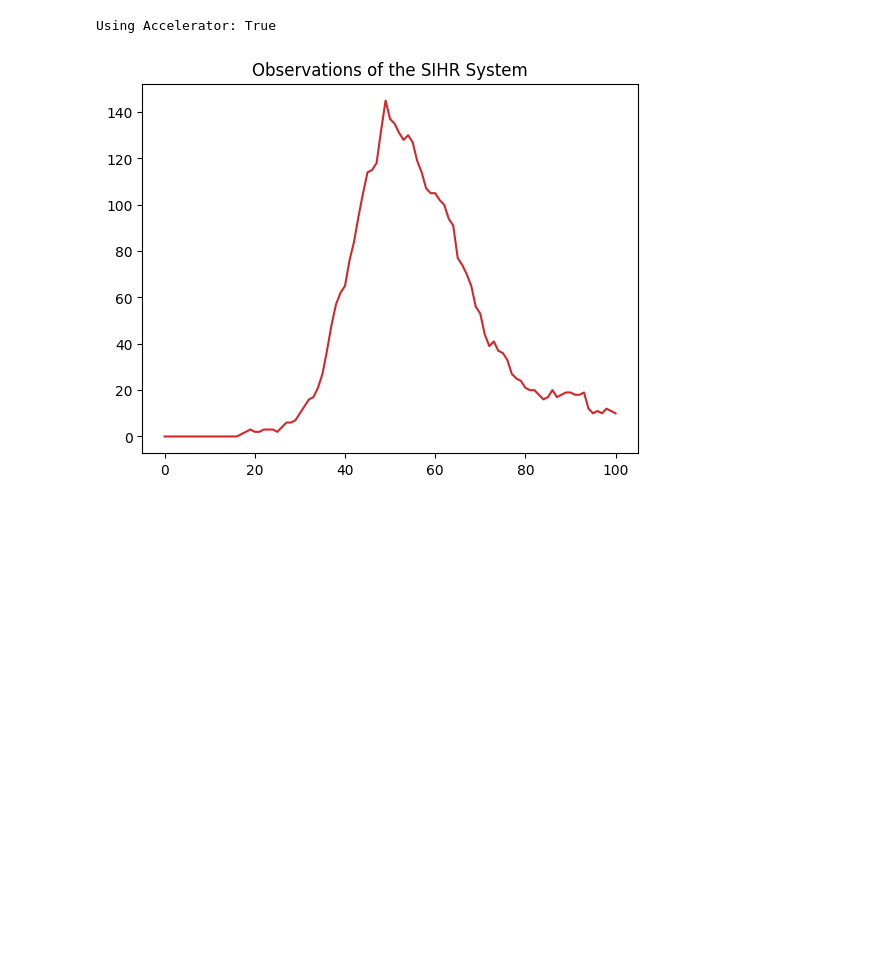
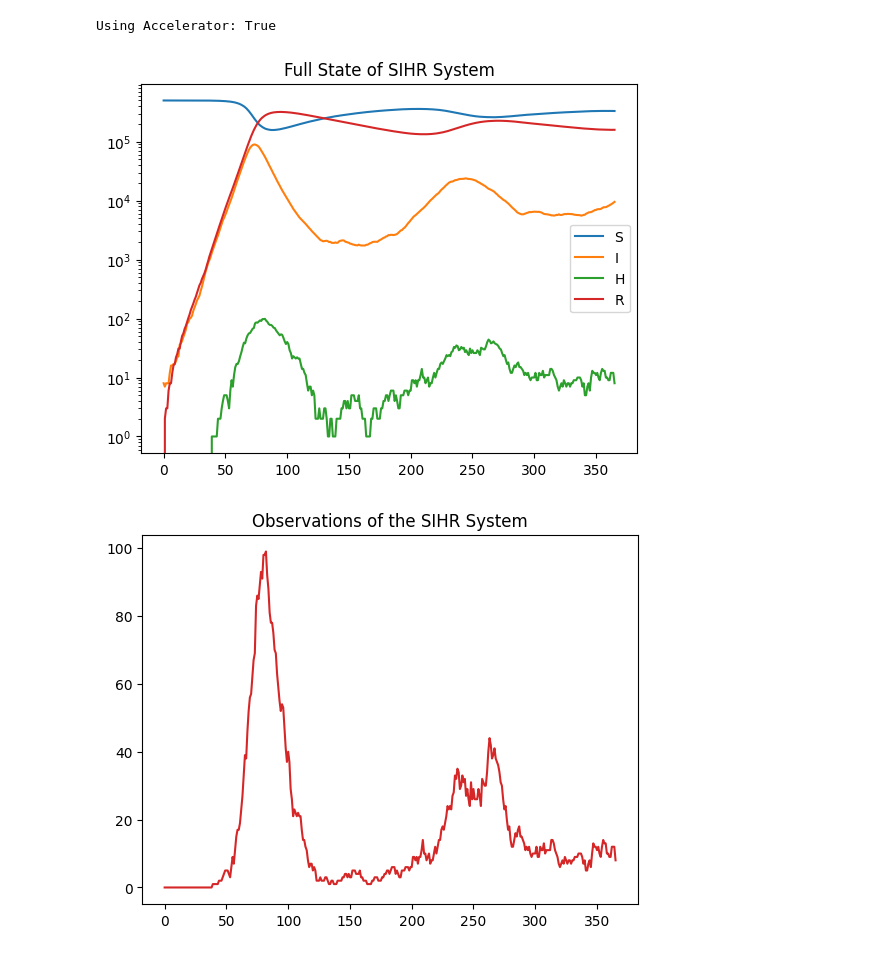
Before and after one commit to Averydx/GradientBasedSamplers, a Jupyter notebook: examples/pmmh_sirh.ipynb, the cells around one changed output. Cells and saved outputs as stored; diff of their text form; code cells hidden in the pictures; blank space fills up the shorter version.

```diff
--- a/examples/pmmh_sirh.ipynb
+++ b/examples/pmmh_sirh.ipynb
@@ -73,42 +73,49 @@ def model(x0, theta, key, t_range):
 
     return jnp.concatenate((x0[jnp.newaxis, :], loop_val))
 # %%
-theta = jnp.log(jnp.array([1 / 1000, 1 / 90, 1 / 7, 1 / 7, 1 / 35, 0.35, 0.2]))
+theta = jnp.log(jnp.array([1 / 1000, 1 / 90, 1 / 5, 1 / 7, 1 / 35, 0.35, 0.15]))
 delta_t = 1.0
-days = 100
-rng_key = jax.random.key(0)
+days = 365
+rng_key = jax.random.key(5)
 t_range = jnp.arange(0, days + delta_t, delta_t)
 
 
 SIR_init_key, rng_key = jax.random.split(rng_key)
 beta_init_key, rng_key = jax.random.split(rng_key)
 I_x0 = jax.random.randint(SIR_init_key, minval=0, maxval=100, shape=())
 
 x0 = jnp.full(shape=(4), fill_value=jnp.array([500_000.0, 0.0, 0.0, 0.0]))
 
 x0 = x0.at[0].set(x0[0] - I_x0)
 x0 = x0.at[1].set(x0[1] + I_x0)
 
-beta_x0 = jax.random.uniform(beta_init_key, minval=0.1, maxval=0.5)
+beta_x0 = jax.random.uniform(beta_init_key, minval=0.1, maxval=0.3)
 
 beta_x0 = beta_x0[..., jnp.newaxis]
 
 x0 = jnp.concatenate((x0, jnp.log(beta_x0)), axis=-1)
 
 run_key, rng_key = jax.random.split(rng_key)
 full_state = model(x0, theta, run_key, t_range)
 
 observations = full_state[:, -3]
 
+plt.title('Full State of SIHR System')
+plt.yscale('log')
+plt.plot(t_range,full_state[:,:-1], label = ['S','I','H','R'])
+plt.legend()
+plt.show()
+
 plt.title("Observations of the SIHR System")
 plt.plot(
     t_range,
     observations.T,
     color="tab:red",
 )
 plt.show()
 # %% [output]
-[figure, old version]
+[figure, new version]
+[figure, added]
 # %%
 plt.scatter(
         t_range,
```
Also changed, not shown: parts of 4 cells of this notebook, 2 other files.
